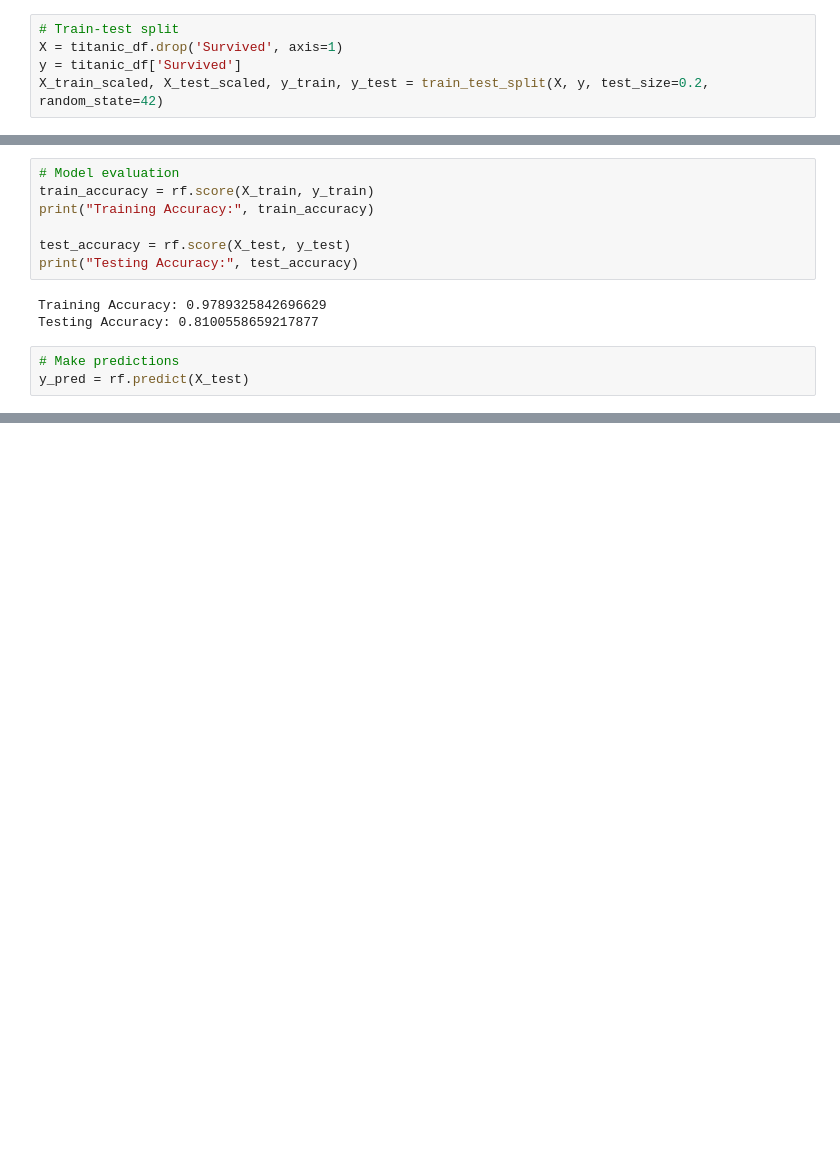
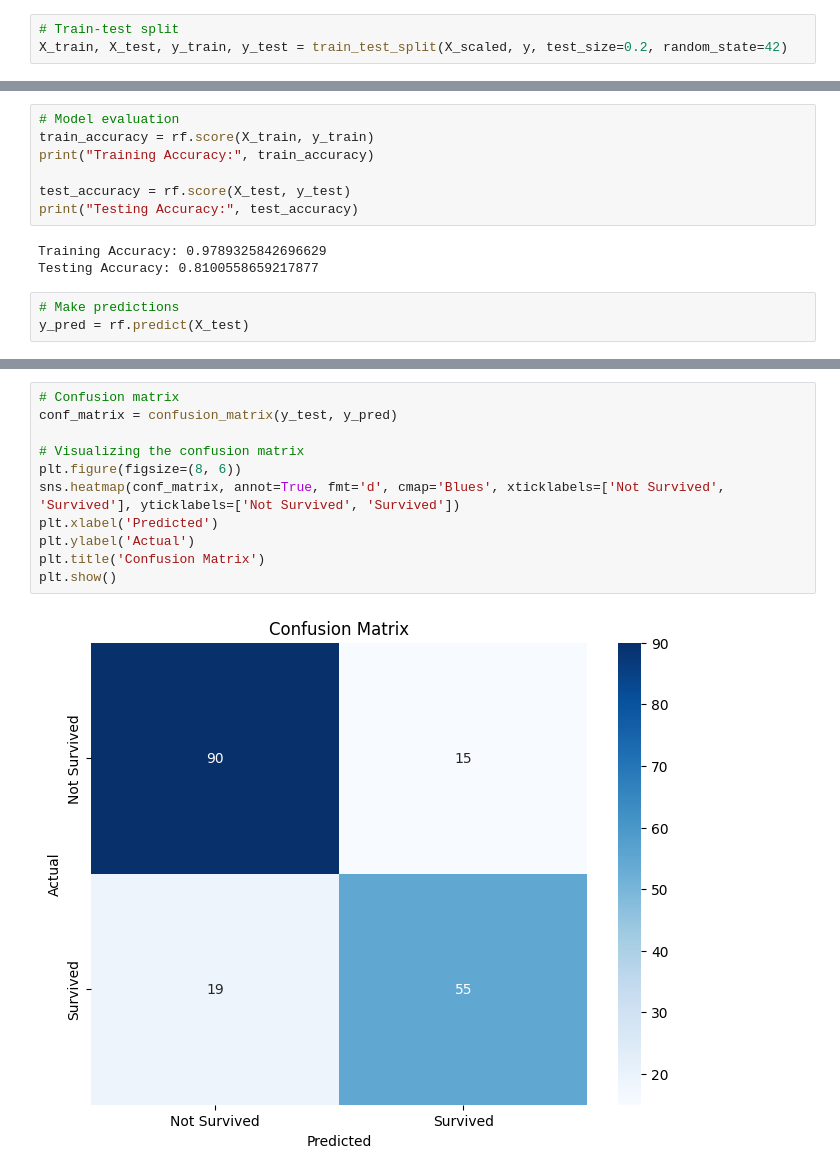
Before and after one commit to Deepak-B-G/CODSOFT, a Jupyter notebook: Task-01/Task-01.ipynb, the cells around one changed output, grey strips where cells are left out. Cells and saved outputs as stored; diff of their text form; blank space fills up the shorter version.

```diff
--- a/Task-01/Task-01.ipynb
+++ b/Task-01/Task-01.ipynb
@@ -104,9 +93,7 @@ X_scaled = scaler.fit_transform(X)
  ### Model is Built
 # %%
 # Train-test split
-X = titanic_df.drop('Survived', axis=1)
-y = titanic_df['Survived']
-X_train_scaled, X_test_scaled, y_train, y_test = train_test_split(X, y, test_size=0.2, random_state=42)
+X_train, X_test, y_train, y_test = train_test_split(X_scaled, y, test_size=0.2, random_state=42)
 # %%
 # Random Forest Classifier
 rf = RandomForestClassifier(n_estimators=1000)
@@ -138,3 +133,16 @@ Confusion Matrix:
+# %%
+# Confusion matrix
+conf_matrix = confusion_matrix(y_test, y_pred)
+
+# Visualizing the confusion matrix
+plt.figure(figsize=(8, 6))
+sns.heatmap(conf_matrix, annot=True, fmt='d', cmap='Blues', xticklabels=['Not Survived', 'Survived'], yticklabels=['Not Survived', 'Survived'])
+plt.xlabel('Predicted')
+plt.ylabel('Actual')
+plt.title('Confusion Matrix')
+plt.show()
+# %% [output]
+[figure, added]
 # %%
 # Classification report
 class_report = classification_report(y_test, y_pred)
```
Also changed, not shown: parts of 10 cells of this notebook.
